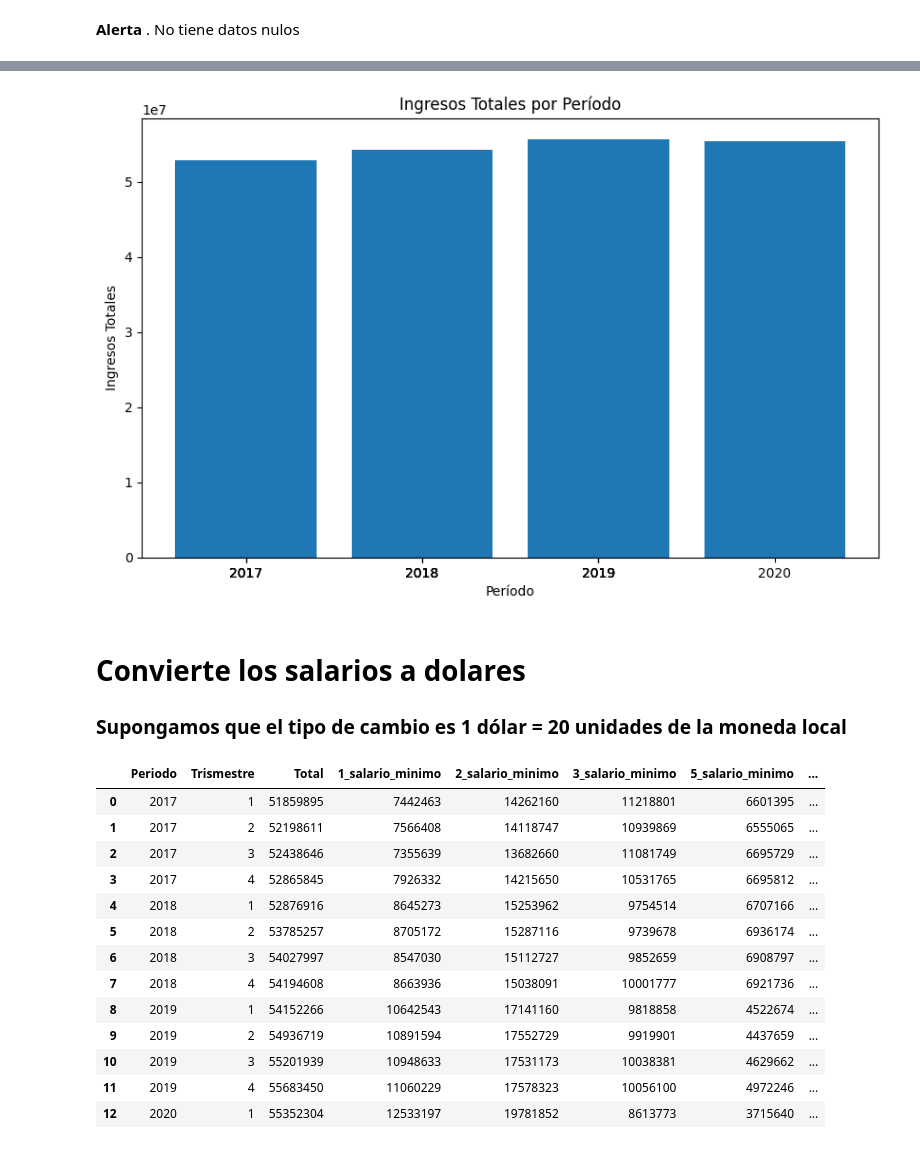
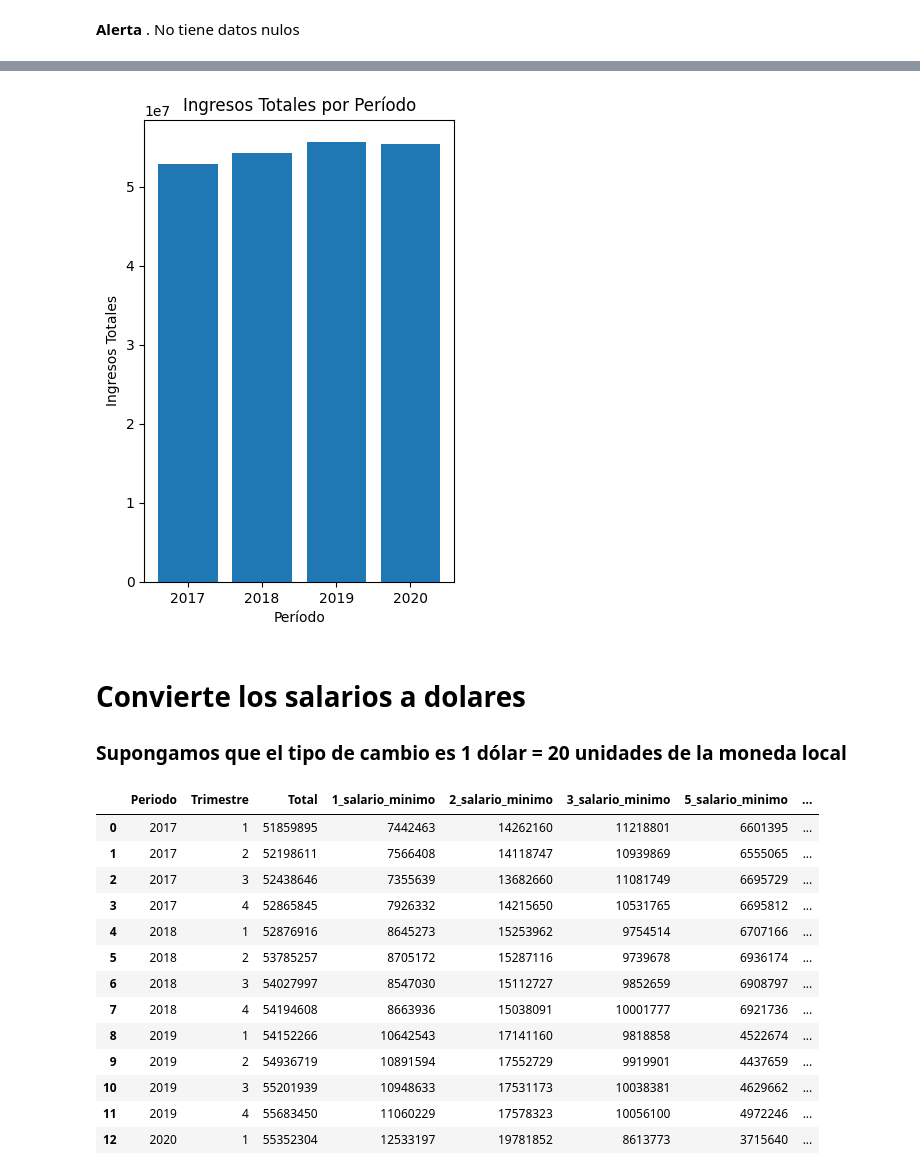
Before and after one commit to CarlosDavidRosales/ExamenCDBColab, a Jupyter notebook: Examen.ipynb, the cells around one changed output, grey strips where cells are left out. Cells and saved outputs as stored; diff of their text form; code cells hidden in the pictures.

```diff
--- a/Examen.ipynb
+++ b/Examen.ipynb
@@ -53,7 +53,7 @@ open('salarios.csv', 'wb').write(file.content)
 import pandas as pd
 
 # Cargar los datos en la variable df
-df = pd
+df = pd.read_csv("salarios.csv")
 # Verificar que los datos se hayan cargado correctamente
 df
 # %% [output]
@@ -159,6 +137,6 @@ Index(['Periodo', 'Unnamed: 1', 'Total', '1_salario_minimo',
 # %%
 # Favor usar el nombre trismetre
 # Pista la columna se llama "Unnamed: 1"
-df.rename(, inplace=True)
+df.rename(columns={'Unnamed: 1': 'Trimestre'}, inplace=True)
 print(df.columns)
 # %% [output]
@@ -199,16 +195,16 @@ dtype: float64
 # %%
 import matplotlib.pyplot as plt
 
 # Graficar los ingresos totales por período
-plt.figure(figsize=(10, 6))
-plt.bar()
+plt.figure(figsize=(4, 6))
+plt.bar(df['Periodo'], df['Total'])
 plt.xlabel('Período')
 plt.ylabel('Ingresos Totales')
 plt.title('Ingresos Totales por Período')
 plt.xticks()
 plt.show()
 # %% [output]
-[figure, old version]
+[figure, new version]
 # %% [markdown]
 # Convierte los salarios a dolares
 ### Supongamos que el tipo de cambio es 1 dólar = 20 unidades de la moneda local
@@ -219,15 +215,15 @@ def convertir_a_dolares(salario):
 
 #df[].apply()
 
-df['Total_dolares'] = df
-df['1_salario_minimo_dolares'] = df
-df['2_salario_minimo_dolares'] = df
-df['3_salario_minimo_dolares'] = df
-df['5_salario_minimo_dolares'] = df
+df['Total_dolares'] = df['Total']
+df['1_salario_minimo_dolares'] = df['1_salario_minimo']
+df['2_salario_minimo_dolares'] = df['2_salario_minimo']
+df['3_salario_minimo_dolares'] = df['3_salario_minimo']
+df['5_salario_minimo_dolares'] = df['5_salario_minimo']
 
 df
 # %% [output]
-|  | Periodo | Trismestre | Total | 1_salario_minimo | 2_salario_minimo | 3_salario_minimo | 5_salario_minimo | ... |
+|  | Periodo | Trimestre | Total | 1_salario_minimo | 2_salario_minimo | 3_salario_minimo | 5_salario_minimo | ... |
 | 0 | 2017 | 1 | 51859895 | 7442463 | 14262160 | 11218801 | 6601395 | ... |
 | 1 | 2017 | 2 | 52198611 | 7566408 | 14118747 | 10939869 | 6555065 | ... |
 | 2 | 2017 | 3 | 52438646 | 7355639 | 13682660 | 11081749 | 6695729 | ... |
```
Also changed, not shown: parts of 8 cells of this notebook.
